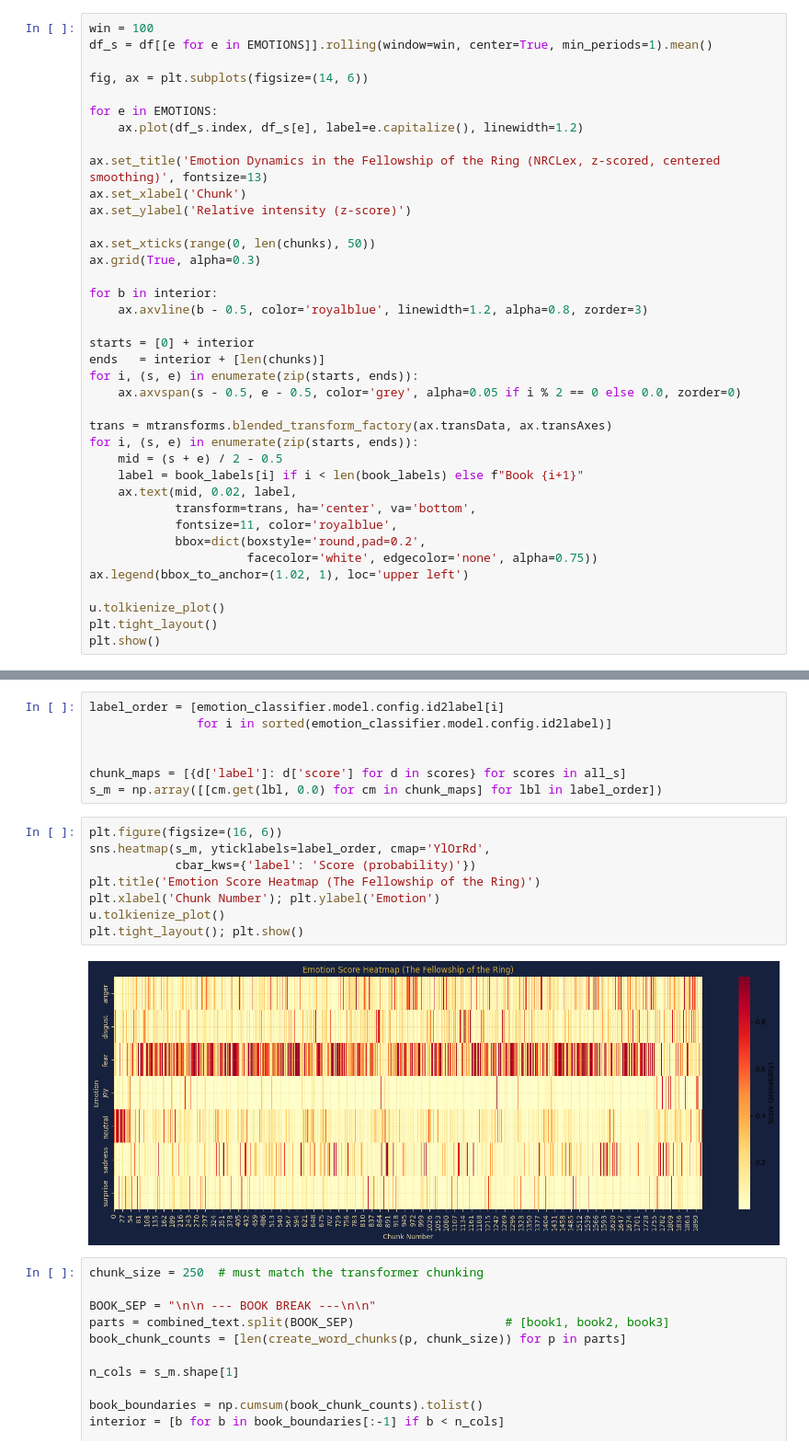
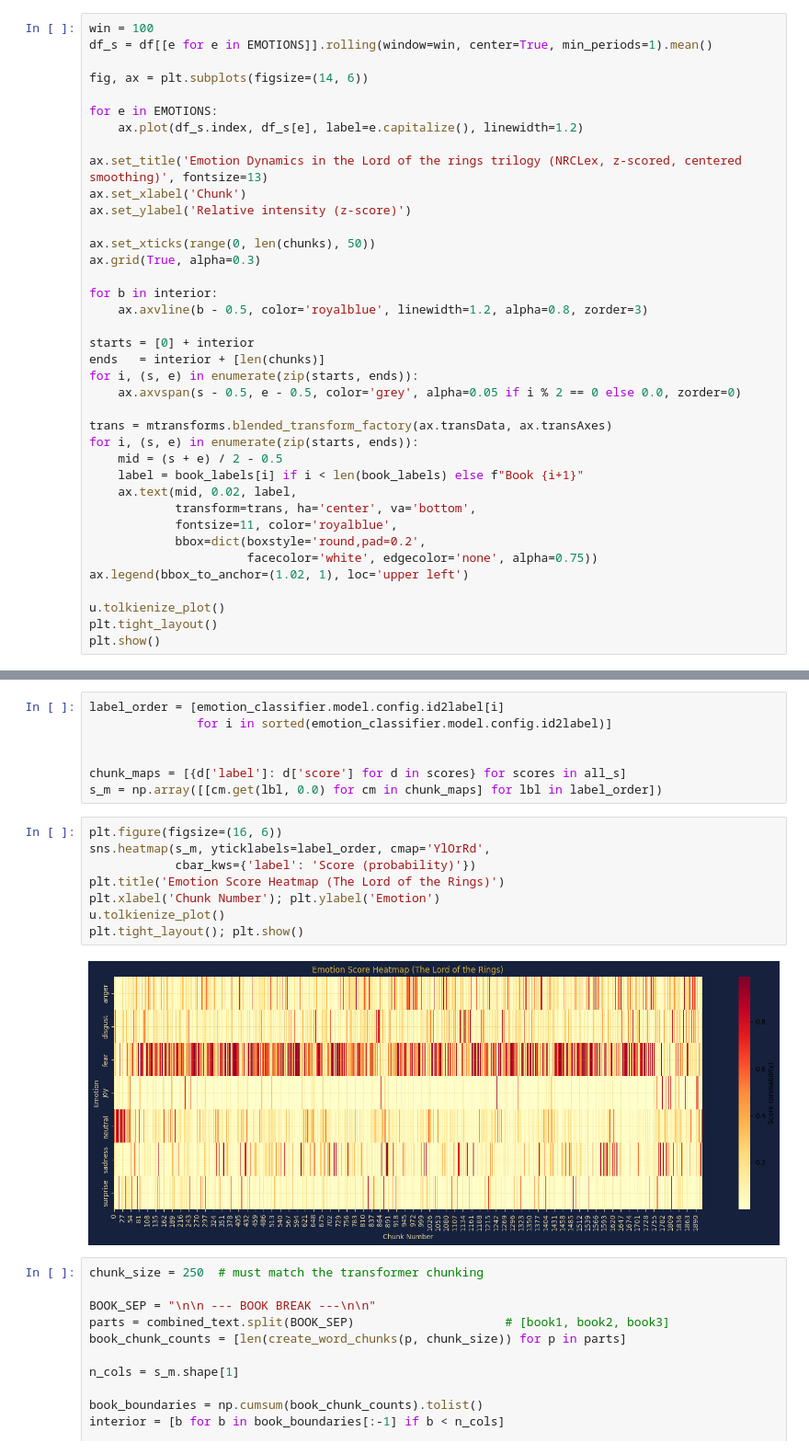
Before and after one commit to LaraN01/CAS_NLP, a Jupyter notebook: Projects/Corpus_task.ipynb, the cells around one changed output, grey strips where cells are left out. Shown at 92% size. Drawn from its saved outputs; the diff is of its cells as text.

```diff
--- a/Projects/Corpus_task.ipynb
+++ b/Projects/Corpus_task.ipynb
@@ -1351,7 +1419,7 @@ fig, ax = plt.subplots(figsize=(14, 6))
 for e in EMOTIONS:
     ax.plot(df_s.index, df_s[e], label=e.capitalize(), linewidth=1.2)
 
-ax.set_title('Emotion Dynamics in the Fellowship of the Ring (NRCLex, z-scored, centered smoothing)', fontsize=13)
+ax.set_title('Emotion Dynamics in the Lord of the rings trilogy (NRCLex, z-scored, centered smoothing)', fontsize=13)
 ax.set_xlabel('Chunk')
 ax.set_ylabel('Relative intensity (z-score)')
 
@@ -1497,13 +1565,13 @@ s_m = np.array([[cm.get(lbl, 0.0) for cm in chunk_maps] for lbl in label_order])
 # %%
 plt.figure(figsize=(16, 6))
 sns.heatmap(s_m, yticklabels=label_order, cmap='YlOrRd',
             cbar_kws={'label': 'Score (probability)'})
-plt.title('Emotion Score Heatmap (The Fellowship of the Ring)')
+plt.title('Emotion Score Heatmap (The Lord of the Rings)')
 plt.xlabel('Chunk Number'); plt.ylabel('Emotion')
 u.tolkienize_plot()
 plt.tight_layout(); plt.show()
 # %% [output]
-[figure, old version]
+[figure, new version]
 # %%
 chunk_size = 250  # must match the transformer chunking
 
```
Also changed, not shown: parts of 18 cells of this notebook.
